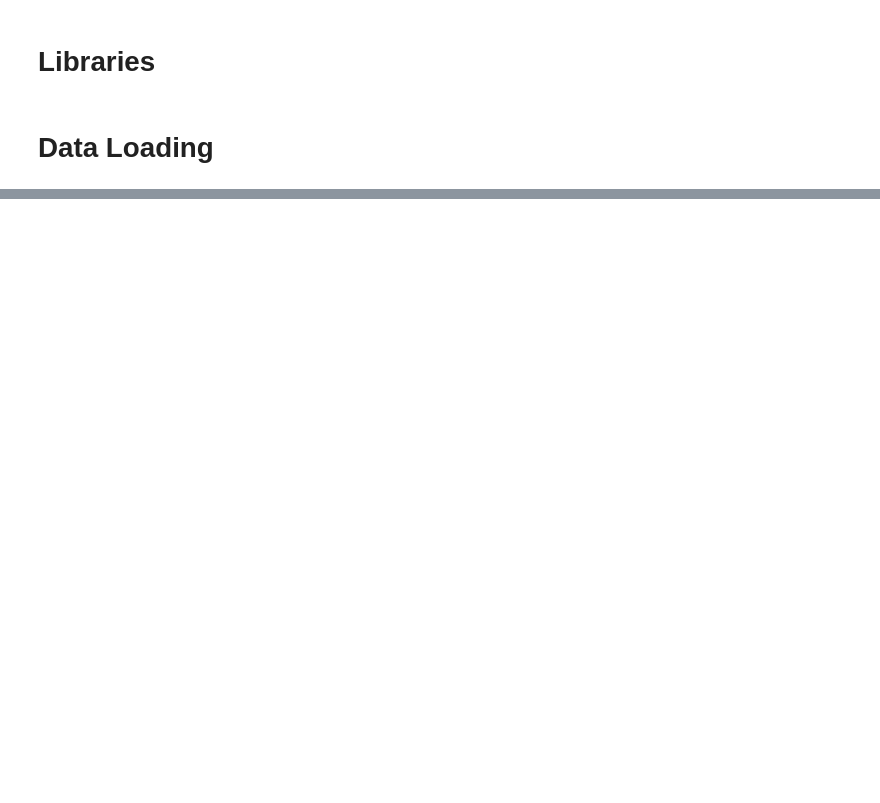
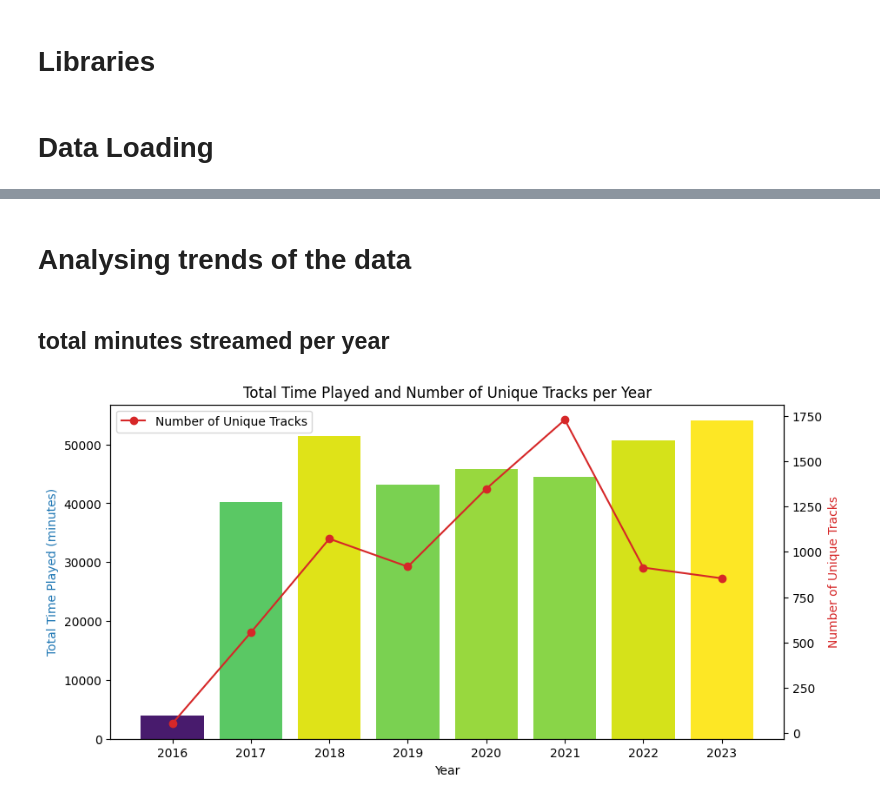
Before and after one commit to nazhifkojaz/Spotify-Analysis-Data-Collection-, a Jupyter notebook: spanalysis_dataanalysis.ipynb, the cells around one changed output, grey strips where cells are left out. Drawn from its saved outputs; the diff is of its cells as text; code cells hidden in the pictures; blank space fills up the shorter version.

Commit message:
Added data analysis

```diff
--- a/spanalysis_dataanalysis.ipynb
+++ b/spanalysis_dataanalysis.ipynb
@@ -8,5 +12,5 @@ import time
 # %% [markdown]
 # Data Loading
 # %%
-# load the streaming history data
-stream_df = pd.read_csv('datasets/tracks_df_processed.csv')
+# load the streaming history data, where 'ts' column is datetime
+stream_df = pd.read_csv('datasets/tracks_df_processed.csv', parse_dates=['ts'])
@@ -42 +49,35 @@ Index(['danceability', 'energy', 'key', 'loudness', 'mode', 'speechiness',
       dtype='object')
+# %% [markdown]
+# Analysing trends of the data
+# %% [markdown]
+## total minutes streamed per year
+# %%
+# Group by year and sum the ms_played in minutes
+grouped_data = stream_df.groupby(stream_df['ts'].dt.year)['ms_played'].sum().div(60000)
+grouped_counts = stream_df.groupby(stream_df['ts'].dt.year)['track_id'].nunique()
+
+# Create a figure and axis
+fig, ax1 = plt.subplots(figsize=(10, 5))
+
+# Plot the sum of ms_played in minutes grouped by year with colored bars
+bars = ax1.bar(grouped_data.index, grouped_data, color=plt.cm.viridis(grouped_data.values / grouped_data.max()), width=0.8)
+
+# Set plot labels and title for the first y-axis
+ax1.set_xlabel('Year')
+ax1.set_ylabel('Total Time Played (minutes)', color='tab:blue')
+ax1.set_title('Total Time Played and Number of Unique Tracks per Year')
+
+# Create a second y-axis for the counts
+ax2 = ax1.twinx()
+ax2.plot(grouped_counts.index, grouped_counts, color='tab:red', marker='o', label='Number of Unique Tracks')
+
+# Set plot labels for the second y-axis
+ax2.set_ylabel('Number of Unique Tracks', color='tab:red')
+
+# Display the legend
+ax2.legend(loc='upper left')
+
+# Show the plot
+plt.show()
+# %% [output]
+[figure, added]
```
Also changed, not shown: parts of 11 cells of this notebook, 1 other file.
